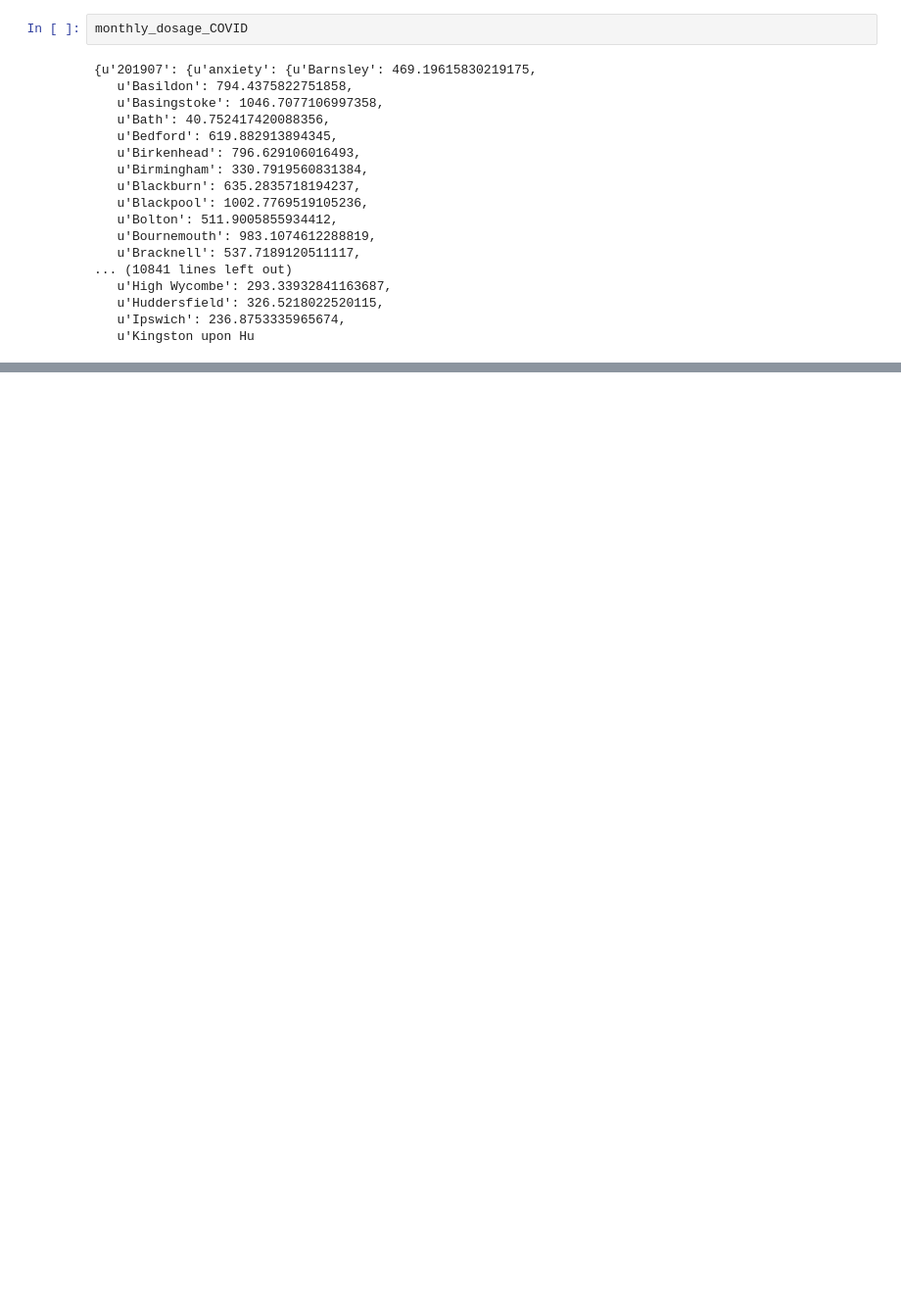
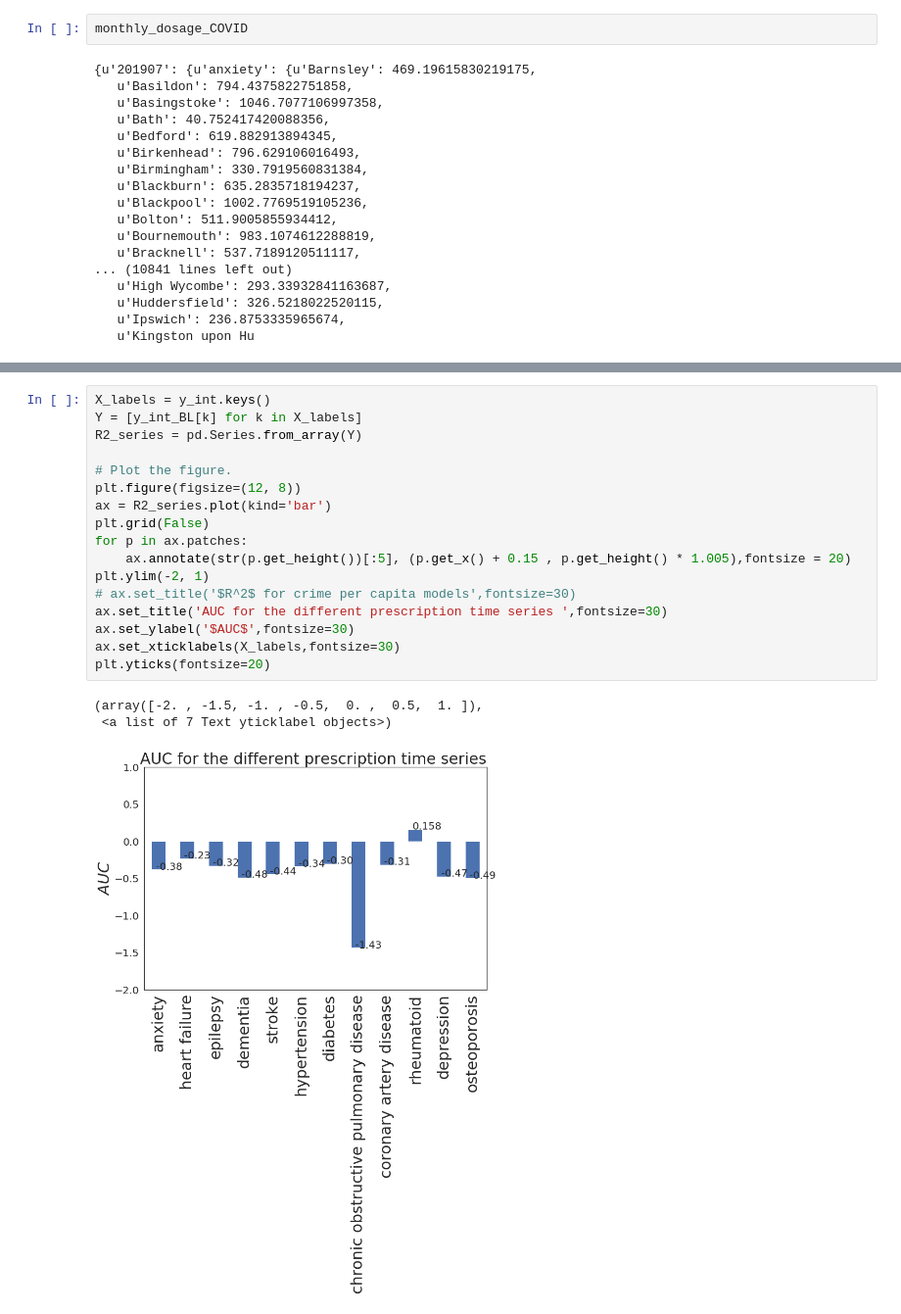
Before and after one commit to sagarjoglekar/NHSPrescriptionsParser, a Jupyter notebook: Compute_prevalence_City.ipynb, the cells around one changed output, grey strips where cells are left out. Shown at 98% size. Drawn from its saved outputs; the diff is of its cells as text; blank space fills up the shorter version.

```diff
--- a/Compute_prevalence_City.ipynb
+++ b/Compute_prevalence_City.ipynb
@@ -886,0 +928,21 @@ Text(0.5,1,'Prescription Z scores for city of London')
+# %%
+X_labels = y_int.keys()
+Y = [y_int_BL[k] for k in X_labels]
+R2_series = pd.Series.from_array(Y)
+
+# Plot the figure.
+plt.figure(figsize=(12, 8))
+ax = R2_series.plot(kind='bar')
+plt.grid(False)
+for p in ax.patches:
+    ax.annotate(str(p.get_height())[:5], (p.get_x() + 0.15 , p.get_height() * 1.005),fontsize = 20)
+plt.ylim(-2, 1)
+# ax.set_title('$R^2$ for crime per capita models',fontsize=30)
+ax.set_title('AUC for the different prescription time series ',fontsize=30)
+ax.set_ylabel('$AUC$',fontsize=30)
+ax.set_xticklabels(X_labels,fontsize=30)
+plt.yticks(fontsize=20)
+# %% [output]
+(array([-2. , -1.5, -1. , -0.5,  0. ,  0.5,  1. ]),
+ <a list of 7 Text yticklabel objects>)
+[figure, added]
```
Also changed, not shown: parts of 15 cells of this notebook, 2 other files.
